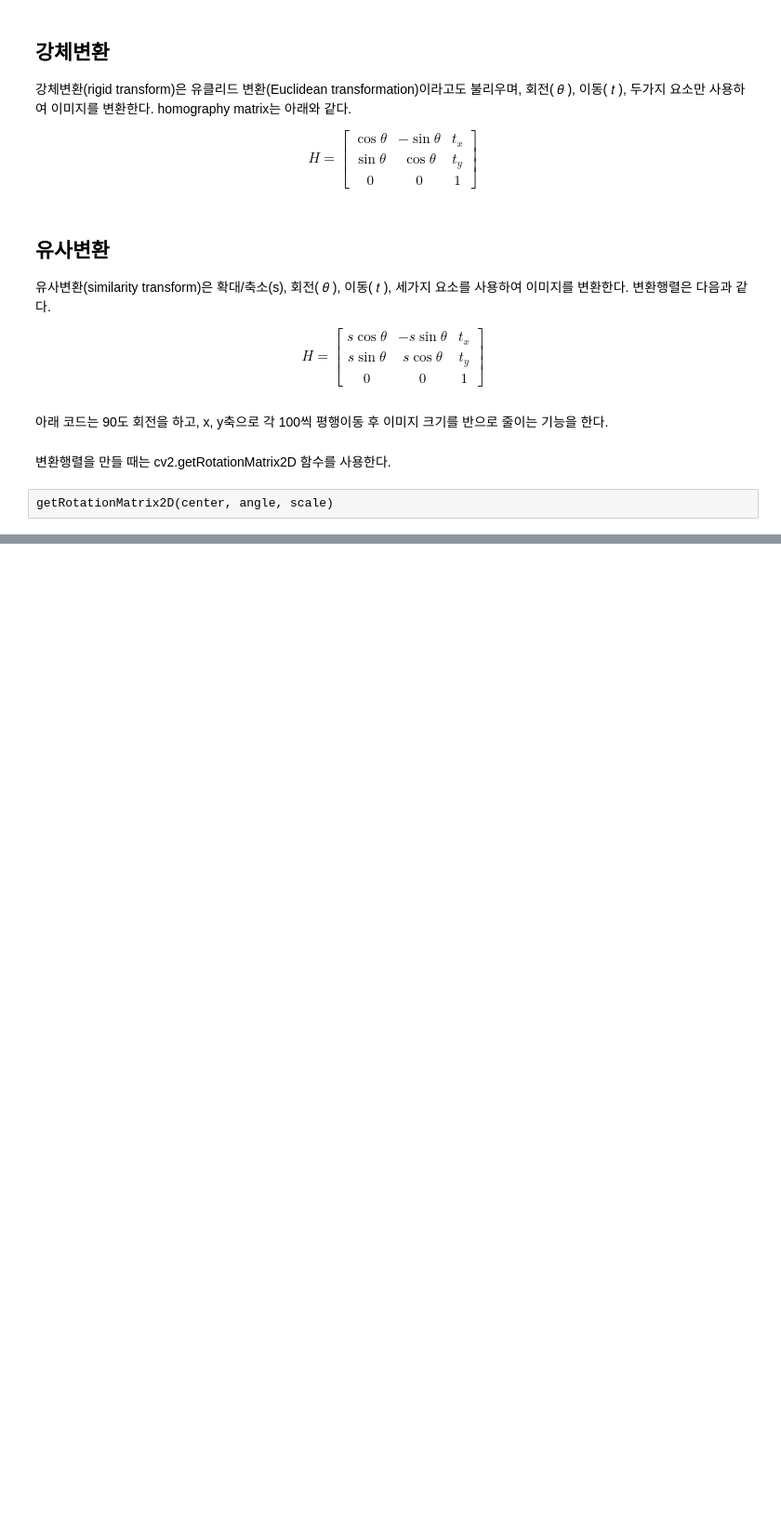
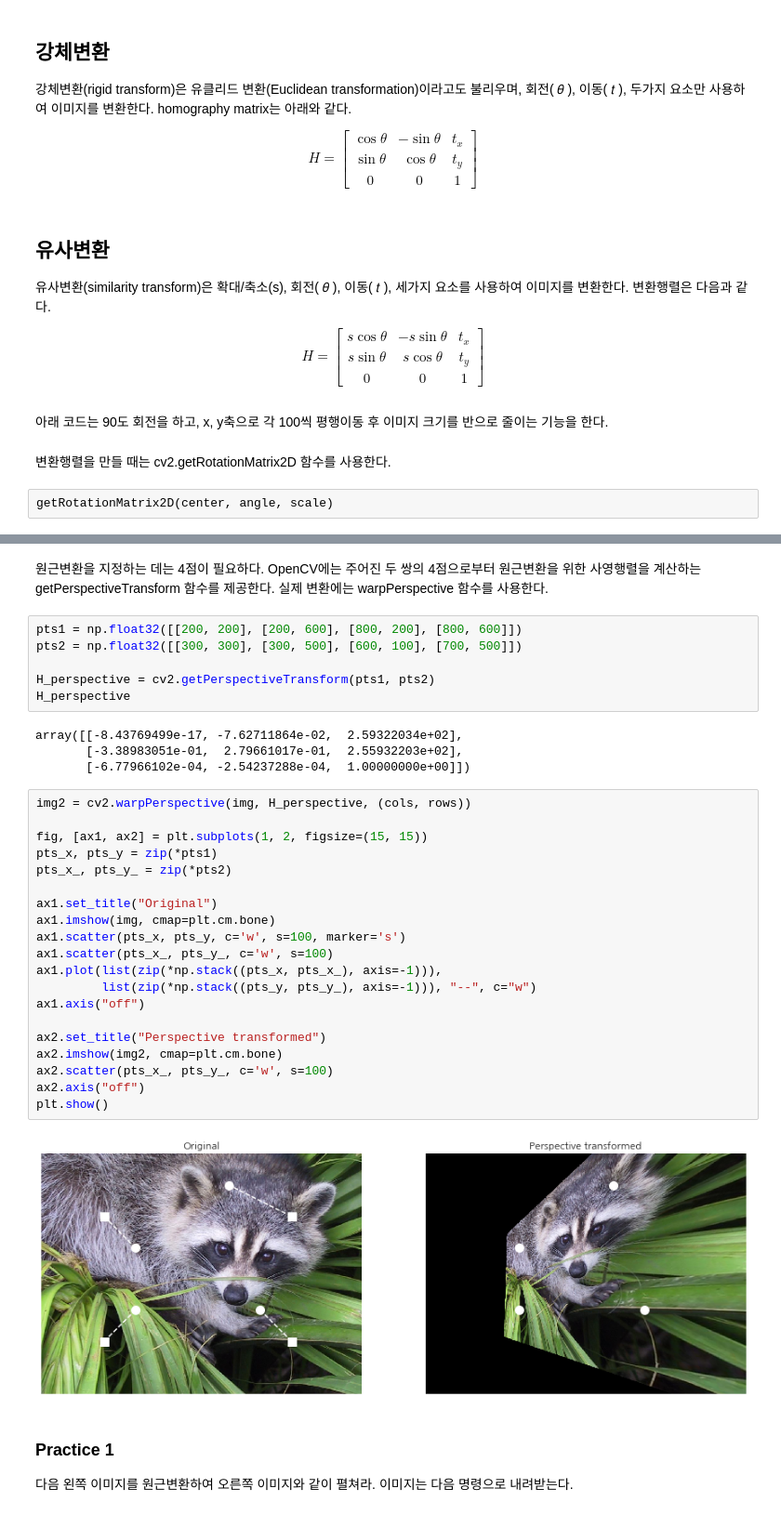
Before and after one commit to tada20001/MachineLearning, a Jupyter notebook: Chapter 2. 이미지 데이터 전처리/2. 이미지 변환.ipynb, the cells around one changed output, grey strips where cells are left out. Shown at 93% size. Saved outputs shown, nothing was run; the diff lists cells and outputs as text; blank space fills up the shorter version.

```diff
--- a/Chapter 2. 이미지 데이터 전처리/2. 이미지 변환.ipynb
+++ b/Chapter 2. 이미지 데이터 전처리/2. 이미지 변환.ipynb
@@ -54,0 +165,38 @@ getRotationMatrix2D(center, angle, scale)
+# %% [markdown]
+원근변환을 지정하는 데는 4점이 필요하다. OpenCV에는 주어진 두 쌍의 4점으로부터 원근변환을 위한 사영행렬을 계산하는 getPerspectiveTransform 함수를 제공한다. 실제 변환에는 warpPerspective 함수를 사용한다.
+# %%
+pts1 = np.float32([[200, 200], [200, 600], [800, 200], [800, 600]])
+pts2 = np.float32([[300, 300], [300, 500], [600, 100], [700, 500]])
+
+H_perspective = cv2.getPerspectiveTransform(pts1, pts2)
+H_perspective
+# %% [output]
+array([[-8.43769499e-17, -7.62711864e-02,  2.59322034e+02],
+       [-3.38983051e-01,  2.79661017e-01,  2.55932203e+02],
+       [-6.77966102e-04, -2.54237288e-04,  1.00000000e+00]])
+# %%
+img2 = cv2.warpPerspective(img, H_perspective, (cols, rows))
+
+fig, [ax1, ax2] = plt.subplots(1, 2, figsize=(15, 15))
+pts_x, pts_y = zip(*pts1)
+pts_x_, pts_y_ = zip(*pts2)
+
+ax1.set_title("Original")
+ax1.imshow(img, cmap=plt.cm.bone)
+ax1.scatter(pts_x, pts_y, c='w', s=100, marker='s')
+ax1.scatter(pts_x_, pts_y_, c='w', s=100)
+ax1.plot(list(zip(*np.stack((pts_x, pts_x_), axis=-1))),
+         list(zip(*np.stack((pts_y, pts_y_), axis=-1))), "--", c="w")
+ax1.axis("off")
+
+ax2.set_title("Perspective transformed")
+ax2.imshow(img2, cmap=plt.cm.bone)
+ax2.scatter(pts_x_, pts_y_, c='w', s=100)
+ax2.axis("off")
+plt.show()
+# %% [output]
+[figure, added]
+# %% [markdown]
+### Practice 1
+
+다음 왼쪽 이미지를 원근변환하여 오른쪽 이미지와 같이 펼쳐라. 이미지는 다음 명령으로 내려받는다.
```
Also changed, not shown: parts of 18 cells of this notebook, 1 other file.
